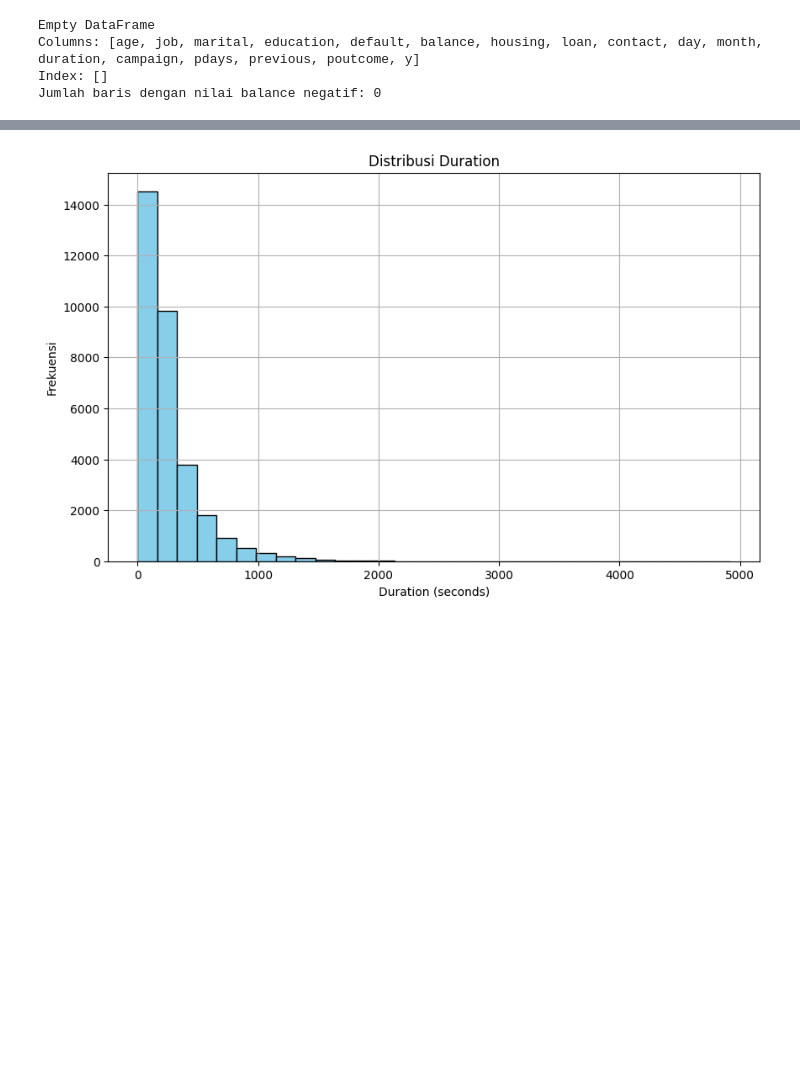
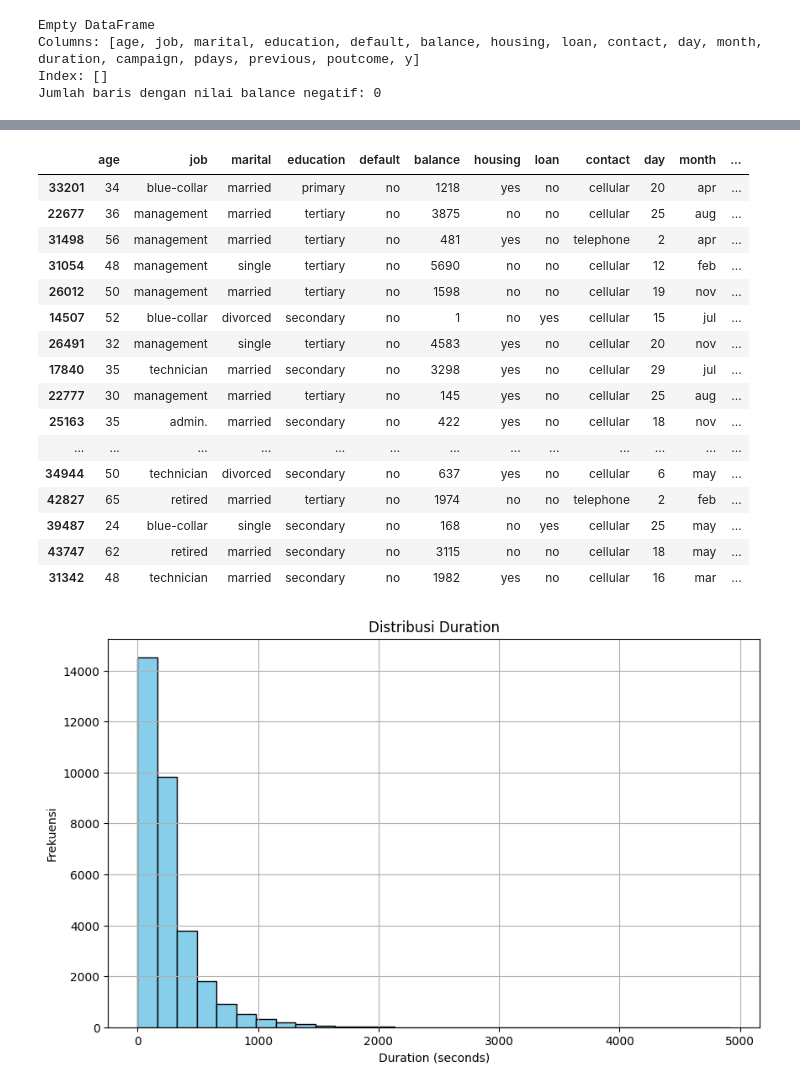
Before and after one commit to ramadanbonis/Telemarketing-Campaign-Analysis-Portuguese-Bank, a Jupyter notebook: Preprocessing_Sandbox.ipynb, the cells around one changed output, grey strips where cells are left out. Cells and saved outputs as stored; diff of their text form; code cells hidden in the pictures; blank space fills up the shorter version.

```diff
--- a/Preprocessing_Sandbox.ipynb
+++ b/Preprocessing_Sandbox.ipynb
@@ -756,3 +621,23 @@ plt.show()
+# %%
+df.sample(30)
+# %% [output]
+|  | age | job | marital | education | default | balance | housing | loan | contact | day | month | ... |
+| 33201 | 34 | blue-collar | married | primary | no | 1218 | yes | no | cellular | 20 | apr | ... |
+| 22677 | 36 | management | married | tertiary | no | 3875 | no | no | cellular | 25 | aug | ... |
+| 31498 | 56 | management | married | tertiary | no | 481 | yes | no | telephone | 2 | apr | ... |
+| 31054 | 48 | management | single | tertiary | no | 5690 | no | no | cellular | 12 | feb | ... |
+| 26012 | 50 | management | married | tertiary | no | 1598 | no | no | cellular | 19 | nov | ... |
+| 14507 | 52 | blue-collar | divorced | secondary | no | 1 | no | yes | cellular | 15 | jul | ... |
+| 26491 | 32 | management | single | tertiary | no | 4583 | yes | no | cellular | 20 | nov | ... |
+| 17840 | 35 | technician | married | secondary | no | 3298 | yes | no | cellular | 29 | jul | ... |
+| 22777 | 30 | management | married | tertiary | no | 145 | yes | no | cellular | 25 | aug | ... |
+| 25163 | 35 | admin. | married | secondary | no | 422 | yes | no | cellular | 18 | nov | ... |
+| ... | ... | ... | ... | ... | ... | ... | ... | ... | ... | ... | ... | ... |
+| 34944 | 50 | technician | divorced | secondary | no | 637 | yes | no | cellular | 6 | may | ... |
+| 42827 | 65 | retired | married | tertiary | no | 1974 | no | no | telephone | 2 | feb | ... |
+| 39487 | 24 | blue-collar | single | secondary | no | 168 | no | yes | cellular | 25 | may | ... |
+| 43747 | 62 | retired | married | secondary | no | 3115 | no | no | cellular | 18 | may | ... |
+| 31342 | 48 | technician | married | secondary | no | 1982 | yes | no | cellular | 16 | mar | ... |
 # %%
 plt.figure(figsize=(10, 6))
 plt.hist(df['duration'], bins=30, color='skyblue', edgecolor='black')
```
Also changed, not shown: parts of 20 cells of this notebook.
